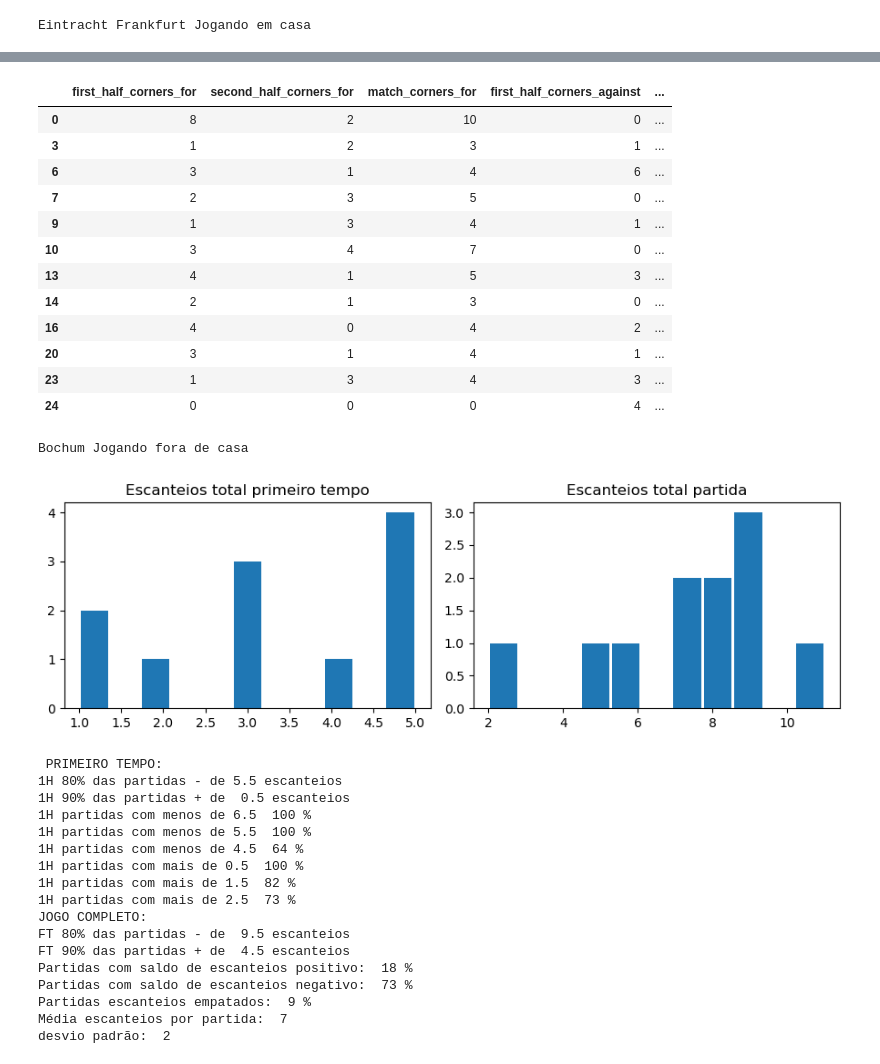
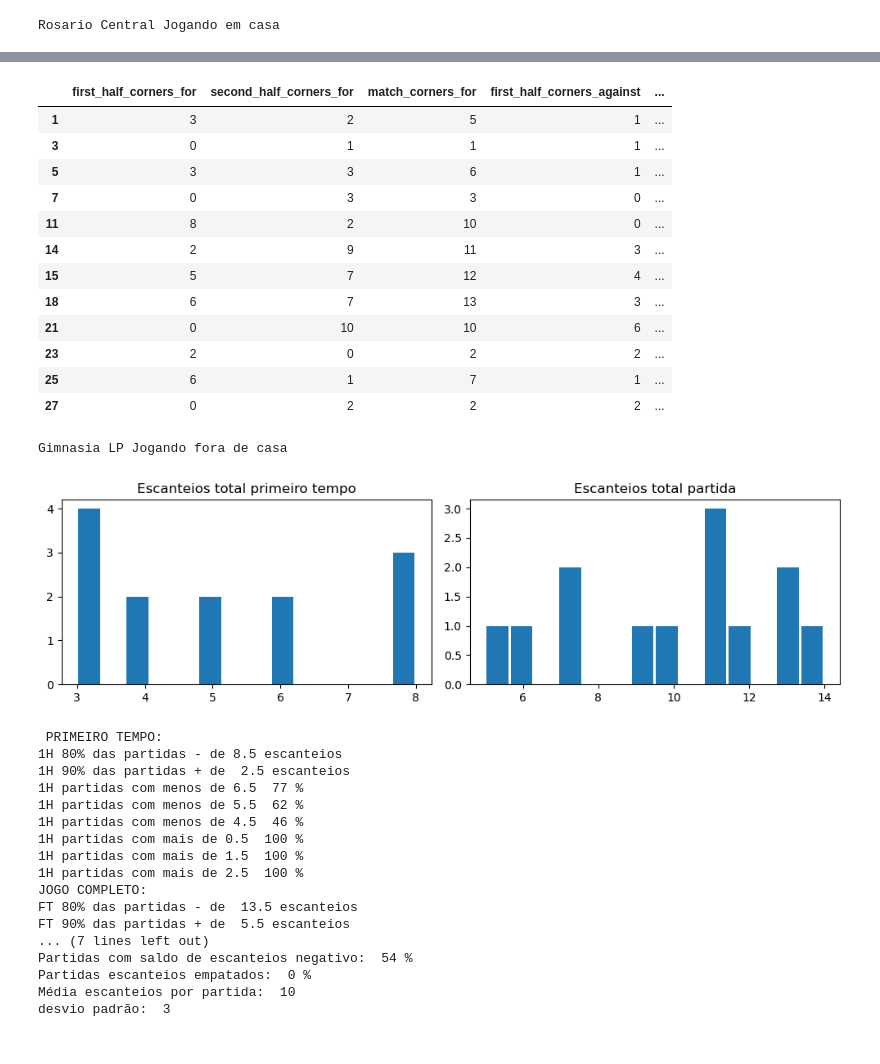
Before and after one commit to KelvinPichinini/970-lm-tech-data, a Jupyter notebook: MODULO_3_TECNICAS_PROGRAMAÇÃO/Projetos/Corner_stats/Corner_stats.ipynb, the cells around one changed output, grey strips where cells are left out. Cells and saved outputs as stored; diff of their text form; code cells hidden in the pictures.

```diff
--- a/MODULO_3_TECNICAS_PROGRAMAÇÃO/Projetos/Corner_stats/Corner_stats.ipynb
+++ b/MODULO_3_TECNICAS_PROGRAMAÇÃO/Projetos/Corner_stats/Corner_stats.ipynb
@@ -114,8 +114,8 @@ def get_corner_stats(team_url:str,is_home:bool):
 
 #team_url = input("Url totalcorner do time da casa\n")
 #team2_url = input("Url totalcorner do time visitante\n")
-team_url = "https://www.totalcorner.com/team/view/283"
-team2_url = "https://www.totalcorner.com/team/view/295"
+team_url = "https://www.totalcorner.com/team/view/795"
+team2_url = "https://www.totalcorner.com/team/view/1454"
 
 
 home_name, df_home = get_corner_stats(team_url,True)
@@ -145,6 +145,12 @@ print('1H partidas com mais de 2.5 ', round((df_home.total_first_half_corners >
 print("JOGO COMPLETO: ")
 print('FT 80% das partidas - de ', df_home.total_match_corners.quantile(0.8,interpolation="higher")+0.5, "escanteios")
 print('FT 90% das partidas + de ', df_home.total_match_corners.quantile(0.1,interpolation="lower")-0.5, "escanteios")
+print('FT partidas com menos de 10.5 ', round((df_home.total_match_corners < 11).mean()*100), "%")
+print('FT partidas com menos de 9.5 ', round((df_home.total_match_corners < 10).mean()*100), "%")
+print('FT partidas com menos de 8.5 ', round((df_home.total_match_corners < 9).mean()*100), "%")
+print('FT partidas com mais de 6.5 ', round((df_home.total_match_corners > 6).mean()*100), "%")
+print('FT partidas com mais de 7.5 ', round((df_home.total_match_corners > 7).mean()*100), "%")
+print('FT partidas com mais de 8.5 ', round((df_home.total_match_corners > 8).mean()*100), "%")
 print('Partidas com saldo de escanteios positivo: ', round((df_home.corners_balance > 0).mean()*100), "%")
 print('Partidas com saldo de escanteios negativo: ', round((df_home.corners_balance < 0).mean()*100), "%")
 print('Partidas escanteios empatados: ', round((df_home.corners_balance == 0).mean()*100), "%")
@@ -154,7 +160,7 @@ display(df_home)
 
 
 print(away_name,"Jogando fora de casa")
-plt.figure(figsize=(9, 3))
+plt.figure(figsize=(10, 3))
 plt.subplot(1, 2, 1)
 plt.hist(df_away.total_first_half_corners.tolist(), int(df_away.total_match_corners.quantile(1)), rwidth=0.9)
 plt.title("Escanteios total primeiro tempo")
@@ -177,6 +183,12 @@ print('1H partidas com mais de 2.5 ', round((df_away.total_first_half_corners >
 print("JOGO COMPLETO: ")
 print('FT 80% das partidas - de ', df_away.total_match_corners.quantile(0.8,interpolation="higher")+.5, "escanteios")
 print('FT 90% das partidas + de ', df_away.total_match_corners.quantile(0.1,interpolation="lower")-.5, "escanteios")
+print('FT partidas com menos de 10.5 ', round((df_away.total_match_corners < 11).mean()*100), "%")
+print('FT partidas com menos de 9.5 ', round((df_away.total_match_corners < 10).mean()*100), "%")
+print('FT partidas com menos de 8.5 ', round((df_away.total_match_corners < 9).mean()*100), "%")
+print('FT partidas com mais de 6.5 ', round((df_away.total_match_corners > 6).mean()*100), "%")
+print('FT partidas com mais de 7.5 ', round((df_away.total_match_corners > 7).mean()*100), "%")
+print('FT partidas com mais de 8.5 ', round((df_away.total_match_corners > 8).mean()*100), "%")
 print('Partidas com saldo de escanteios positivo: ', round((df_away.corners_balance > 0).mean()*100), "%")
 print('Partidas com saldo de escanteios negativo: ', round((df_away.corners_balance < 0).mean()*100), "%")
 print('Partidas escanteios empatados: ', round((df_away.corners_balance == 0).mean()*100), "%")
@@ -184,4 +196,4 @@ print('Média escanteios por partida: ', round((df_away.total_match_corners).mea
 print('desvio padrão: ', round((df_away.total_match_corners).std()))
 display(df_away)
 # %% [output]
-Eintracht Frankfurt Jogando em casa
+Rosario Central Jogando em casa
@@ -206,33 +218,33 @@ desvio padrão:  2
 |  | first_half_corners_for | second_half_corners_for | match_corners_for | first_half_corners_against | ... |
-| 0 | 8 | 2 | 10 | 0 | ... |
-| 3 | 1 | 2 | 3 | 1 | ... |
-| 6 | 3 | 1 | 4 | 6 | ... |
-| 7 | 2 | 3 | 5 | 0 | ... |
-| 9 | 1 | 3 | 4 | 1 | ... |
-| 10 | 3 | 4 | 7 | 0 | ... |
-| 13 | 4 | 1 | 5 | 3 | ... |
-| 14 | 2 | 1 | 3 | 0 | ... |
-| 16 | 4 | 0 | 4 | 2 | ... |
-| 20 | 3 | 1 | 4 | 1 | ... |
-| 23 | 1 | 3 | 4 | 3 | ... |
-| 24 | 0 | 0 | 0 | 4 | ... |
+| 1 | 3 | 2 | 5 | 1 | ... |
+| 3 | 0 | 1 | 1 | 1 | ... |
+| 5 | 3 | 3 | 6 | 1 | ... |
+| 7 | 0 | 3 | 3 | 0 | ... |
+| 11 | 8 | 2 | 10 | 0 | ... |
+| 14 | 2 | 9 | 11 | 3 | ... |
+| 15 | 5 | 7 | 12 | 4 | ... |
+| 18 | 6 | 7 | 13 | 3 | ... |
+| 21 | 0 | 10 | 10 | 6 | ... |
+| 23 | 2 | 0 | 2 | 2 | ... |
+| 25 | 6 | 1 | 7 | 1 | ... |
+| 27 | 0 | 2 | 2 | 2 | ... |
-Bochum Jogando fora de casa
+Gimnasia LP Jogando fora de casa
-[figure, old version]
+[figure, new version]
  PRIMEIRO TEMPO:
-1H 80% das partidas - de 5.5 escanteios
-1H 90% das partidas + de  0.5 escanteios
-1H partidas com menos de 6.5  100 %
-1H partidas com menos de 5.5  100 %
-1H partidas com menos de 4.5  64 %
+1H 80% das partidas - de 8.5 escanteios
+1H 90% das partidas + de  2.5 escanteios
+1H partidas com menos de 6.5  77 %
+1H partidas com menos de 5.5  62 %
+1H partidas com menos de 4.5  46 %
 1H partidas com mais de 0.5  100 %
-1H partidas com mais de 1.5  82 %
-1H partidas com mais de 2.5  73 %
+1H partidas com mais de 1.5  100 %
+1H partidas com mais de 2.5  100 %
 JOGO COMPLETO:
-FT 80% das partidas - de  9.5 escanteios
-FT 90% das partidas + de  4.5 escanteios
-Partidas com saldo de escanteios positivo:  18 %
-Partidas com saldo de escanteios negativo:  73 %
-Partidas escanteios empatados:  9 %
-Média escanteios por partida:  7
-desvio padrão:  2
+FT 80% das partidas - de  13.5 escanteios
+FT 90% das partidas + de  5.5 escanteios
+... (7 lines left out)
+Partidas com saldo de escanteios negativo:  54 %
+Partidas escanteios empatados:  0 %
+Média escanteios por partida:  10
+desvio padrão:  3
 |  | first_half_corners_for | second_half_corners_for | match_corners_for | first_half_corners_against | ... |
```
Also changed, not shown: parts of 1 cell of this notebook.
